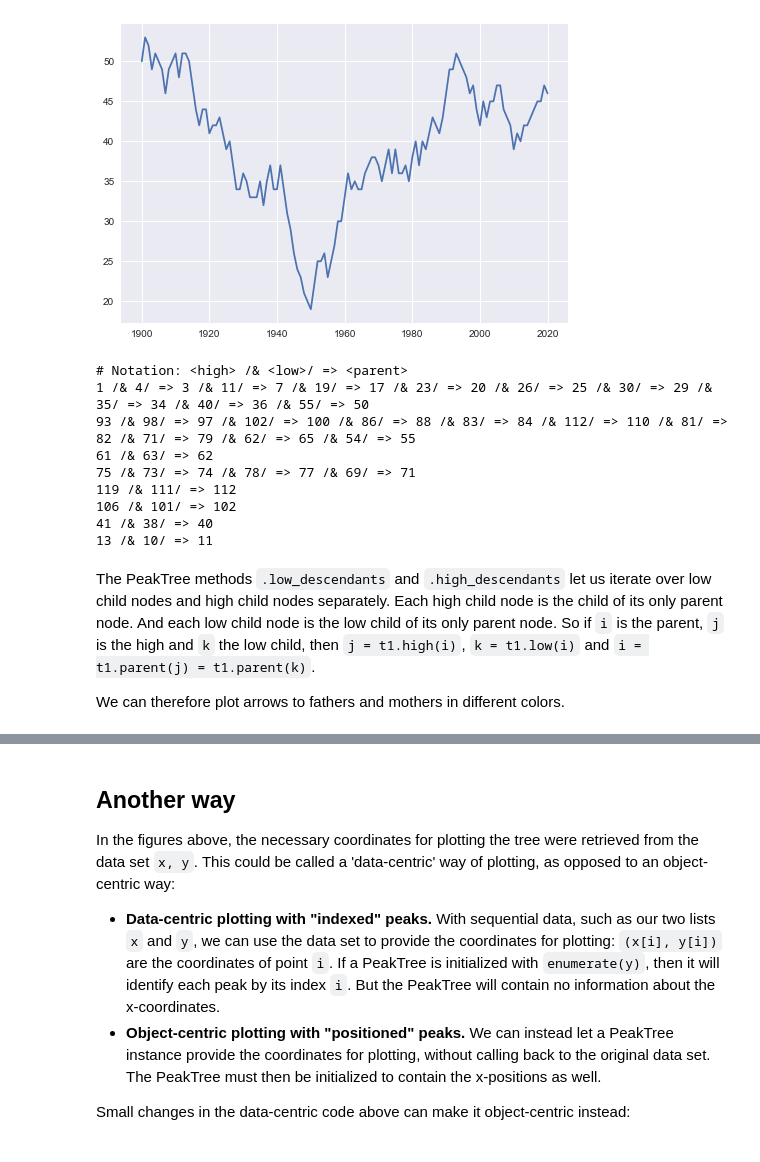
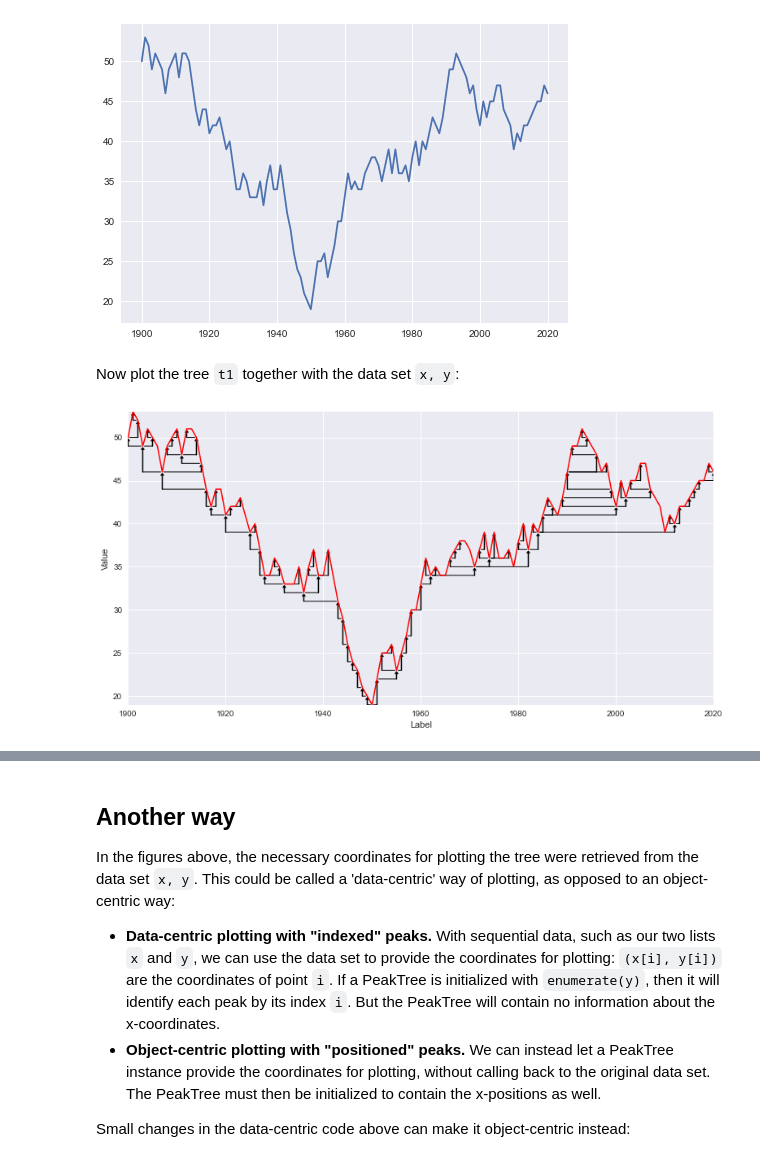
Before and after one commit to eivindtostesen/hierarchical_peak_finding, a Jupyter notebook: How_to_plot_tree.ipynb, the cells around one changed output, grey strips where cells are left out. Drawn from its saved outputs; the diff is of its cells as text; code cells hidden in the pictures.

```diff
--- a/How_to_plot_tree.ipynb
+++ b/How_to_plot_tree.ipynb
@@ -30,41 +28,46 @@ plt.plot(x, y);
 # %%
 # Create a PeakTree for the data set:
 
-t1 = hip.PeakTree(hip.filter_local_extrema(enumerate(y)))
-
-# and a quick view:
-
-print(t1)
+t1 = hip.PeakTree(enumerate(y))
-# %% [output]
-# Notation: <high> /& <low>/ => <parent>
-1 /& 4/ => 3 /& 11/ => 7 /& 19/ => 17 /& 23/ => 20 /& 26/ => 25 /& 30/ => 29 /& 35/ => 34 /& 40/ => 36 /& 55/ => 50
-93 /& 98/ => 97 /& 102/ => 100 /& 86/ => 88 /& 83/ => 84 /& 112/ => 110 /& 81/ => 82 /& 71/ => 79 /& 62/ => 65 /& 54/ => 55
-61 /& 63/ => 62
-75 /& 73/ => 74 /& 78/ => 77 /& 69/ => 71
-119 /& 111/ => 112
-106 /& 101/ => 102
-41 /& 38/ => 40
-13 /& 10/ => 11
-# %% [markdown]
-The PeakTree methods `.low_descendants` and `.high_descendants` let us iterate over low child nodes and high child nodes separately. Each high child node is the child of its only parent node. And each low child node is the low child of its only parent node. So if `i` is the parent, `j` is the high and `k` the low child, then `j = t1.high(i)`, `k = t1.low(i)` and `i = t1.parent(j) = t1.parent(k)`.
-
-We can therefore plot arrows to fathers and mothers in different colors.
+# %% [markdown]
+Now plot the tree `t1` together with the data set `x, y`:
 # %%
 # hide away some plotting details:
-def add_L_arrow(axes, tail_x, tail_y, head_x, head_y, color):
+def add_L_arrow(axes, tail_x, tail_y, head_x, head_y, color="black"):
     axes.add_patch(matplotlib.patches.FancyArrowPatch(
                                 (tail_x, tail_y),
                                 (head_x, tail_y),
                                 arrowstyle='-',
                                 shrinkA=2, shrinkB=0,
                                 lw=1,
                                 color=color)
                   )
     axes.add_patch(matplotlib.patches.FancyArrowPatch(
                                 (head_x, tail_y),
                                 (head_x, head_y),
                                 arrowstyle='->,head_length=2, head_width=1.5',
                                 shrinkA=0, shrinkB=1,
                                 lw=1.5,
                                 color=color)
                   )
+
+
+# make a plot:
+fig = plt.figure(figsize=(10.0, 5.0))
+ax = fig.add_axes([.1,.1,1,1])
+ax.set_xlim([1900,2020])
+ax.set_ylim([min(y), max(y)])
+ax.set_xlabel('Label')
+ax.set_ylabel('Value')
+
+# for nodes in the tree, draw arrow from parent to node:
+for n in t1:
+    if t1.is_nonroot(n):
+        p = t1.parent(n)
+        # plot arrow from p to n:
+        add_L_arrow(ax, x[p], y[p], x[n], y[n])
+
+# plot data set x, y:
+ax.plot(x,y, lw=1.5, c="red");
+# %% [output]
+[figure, added]
```
Also changed, not shown: parts of 16 cells of this notebook, 3 other files.
